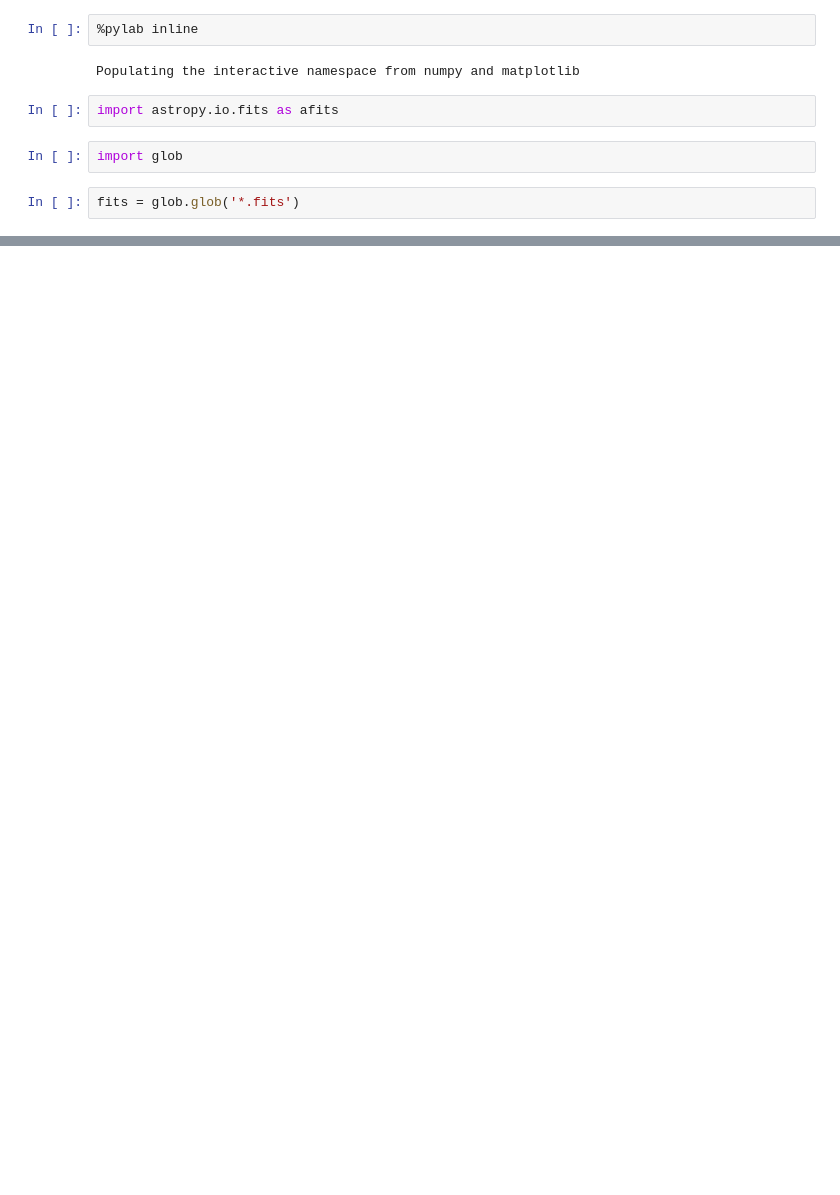
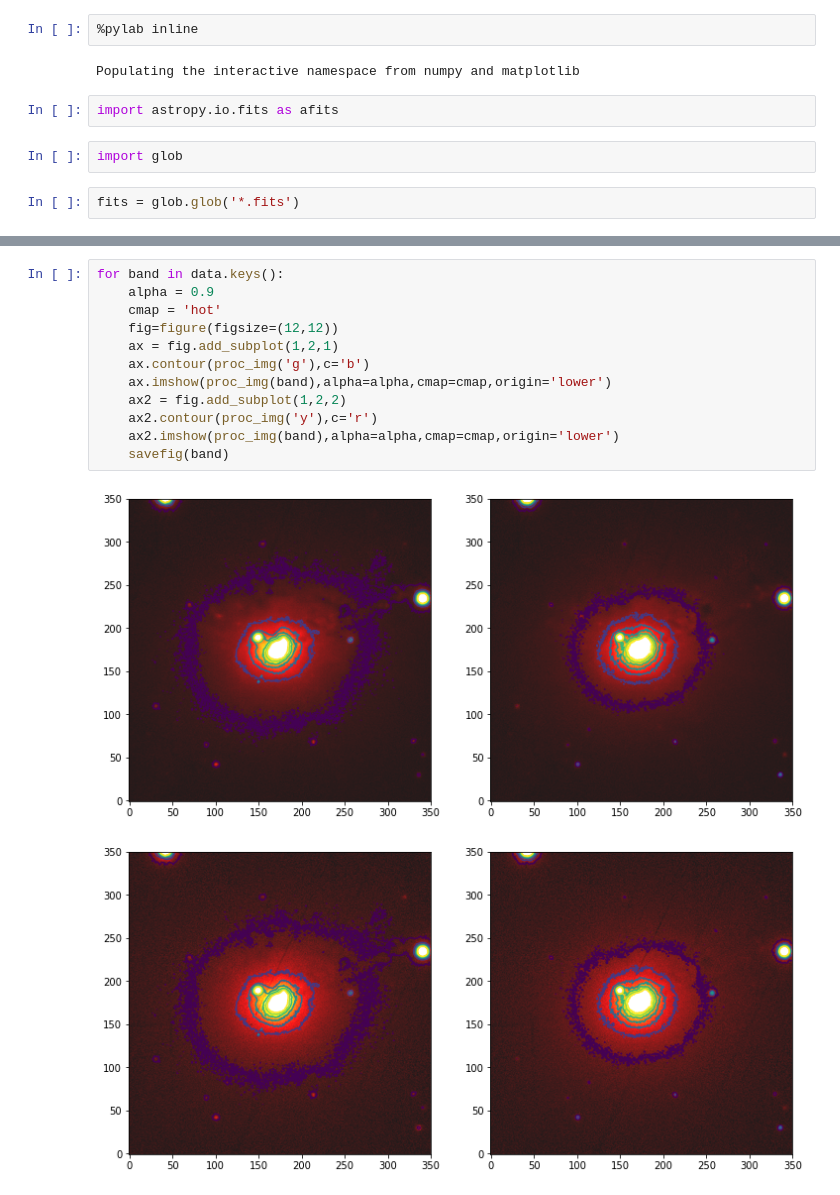
Before and after one commit to domijin/imgvis, a Jupyter notebook: imgvis-8.ipynb, the cells around one changed output, grey strips where cells are left out. Cells and saved outputs as stored; diff of their text form; blank space fills up the shorter version.

```diff
--- a/imgvis-8.ipynb
+++ b/imgvis-8.ipynb
@@ -26,0 +57,15 @@ imshow(data[1])
+# %%
+for band in data.keys():
+    alpha = 0.9
+    cmap = 'hot'
+    fig=figure(figsize=(12,12))
+    ax = fig.add_subplot(1,2,1)
+    ax.contour(proc_img('g'),c='b')
+    ax.imshow(proc_img(band),alpha=alpha,cmap=cmap,origin='lower')
+    ax2 = fig.add_subplot(1,2,2)
+    ax2.contour(proc_img('y'),c='r')
+    ax2.imshow(proc_img(band),alpha=alpha,cmap=cmap,origin='lower')
+    savefig(band)
+# %% [output]
+[figure, added]
+[figure, added]
```
Also changed, not shown: parts of 8 cells of this notebook.
